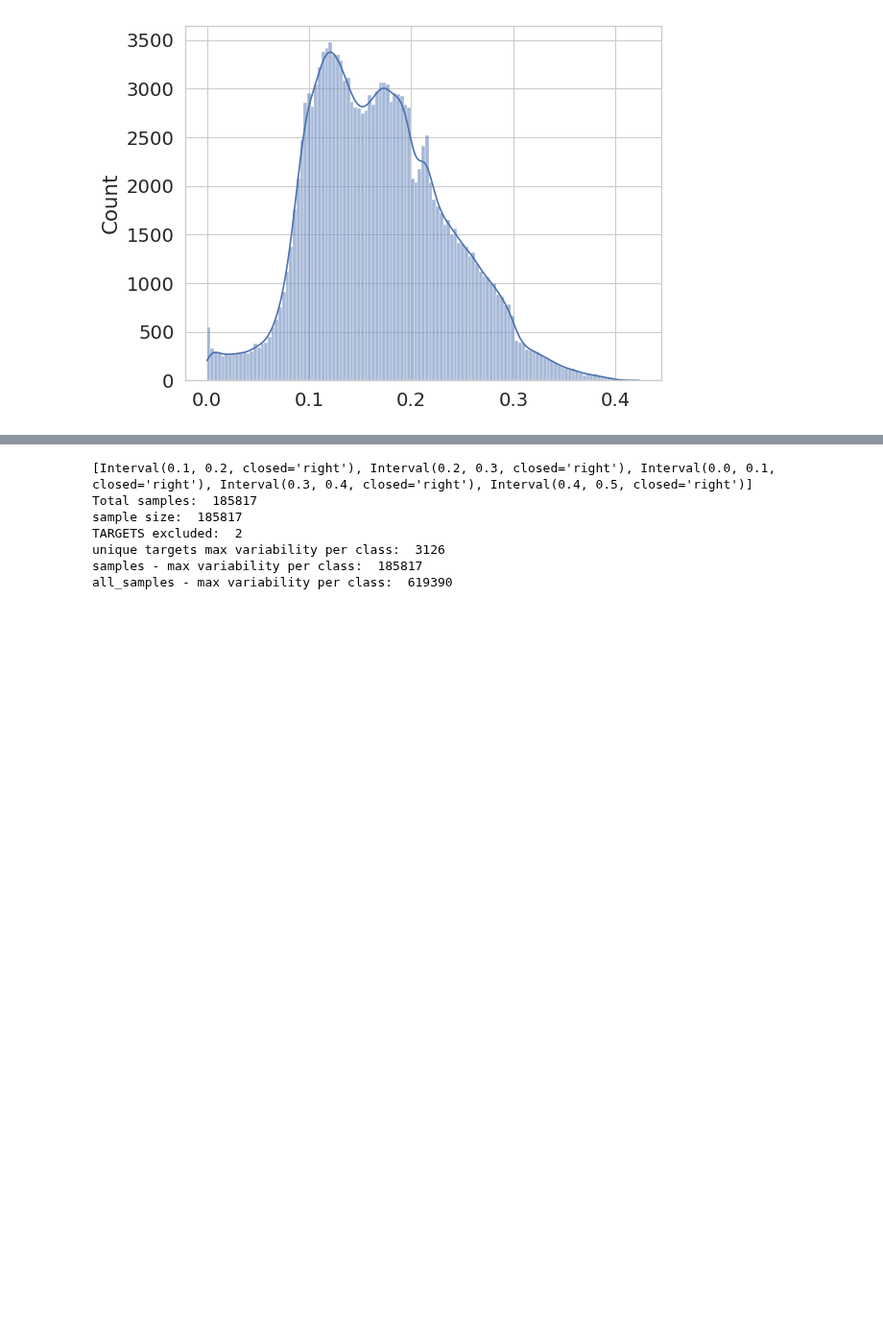
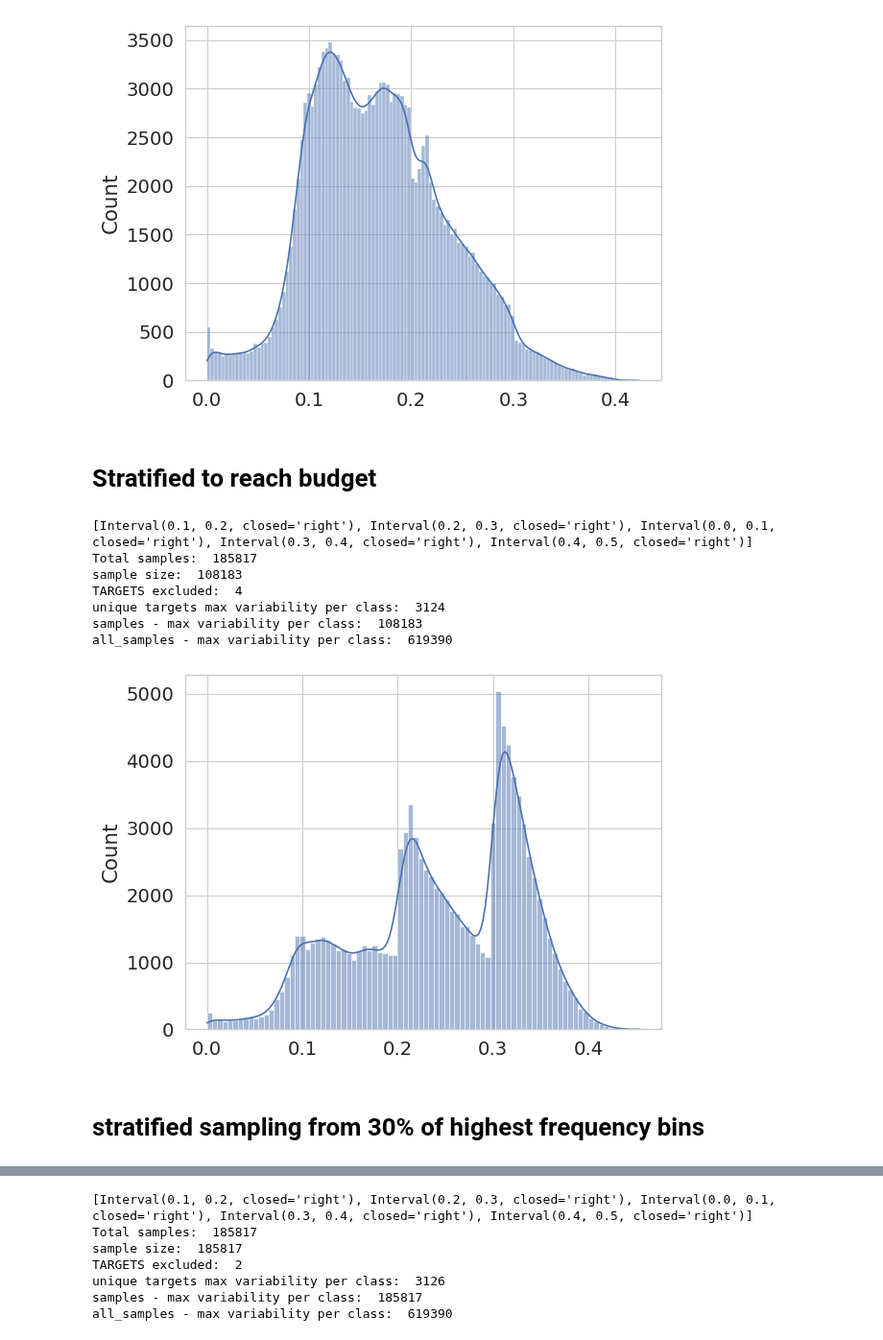
Before and after one commit to jr4fs/vl-pretraining, a Jupyter notebook: src/dataset_selection/sampling/stratified_beta_sampling.ipynb, the cells around one changed output, grey strips where cells are left out. Shown at 96% size. Saved outputs shown, nothing was run; the diff lists cells and outputs as text; code cells hidden in the pictures; blank space fills up the shorter version.

Commit message:
stratified variants

```diff
--- a/src/dataset_selection/sampling/stratified_beta_sampling.ipynb
+++ b/src/dataset_selection/sampling/stratified_beta_sampling.ipynb
@@ -135,3 +135,5 @@ unique targets max variability per class:  3119
 samples - max variability per class:  155014
 all_samples - max variability per class:  619390
 [figure]
+# %% [markdown]
+# Stratified to reach budget
@@ -137,0 +225,21 @@ all_samples - max variability per class:  619390
+# %%
+
+sampling_dataset = 'multilabel_full'
+sampling_model = 'LXR111'
+
+
+base_path = '../../../snap/vqa/lxr111_multilabel_full_run_3/'
+df = pd.read_pickle(base_path+"datamap_metrics.pkl")
+
+stratified_beta_multilabel_mod(df, 2, 1, sampling_model, 30, dataset=sampling_dataset)
+# %% [output]
+[Interval(0.1, 0.2, closed='right'), Interval(0.2, 0.3, closed='right'), Interval(0.0, 0.1, closed='right'), Interval(0.3, 0.4, closed='right'), Interval(0.4, 0.5, closed='right')]
+Total samples:  185817
+sample size:  108183
+TARGETS excluded:  4
+unique targets max variability per class:  3124
+samples - max variability per class:  108183
+all_samples - max variability per class:  619390
+[figure, added]
+# %% [markdown]
+# stratified sampling from 30% of highest frequency bins
```
Also changed, not shown: parts of 4 cells of this notebook.
